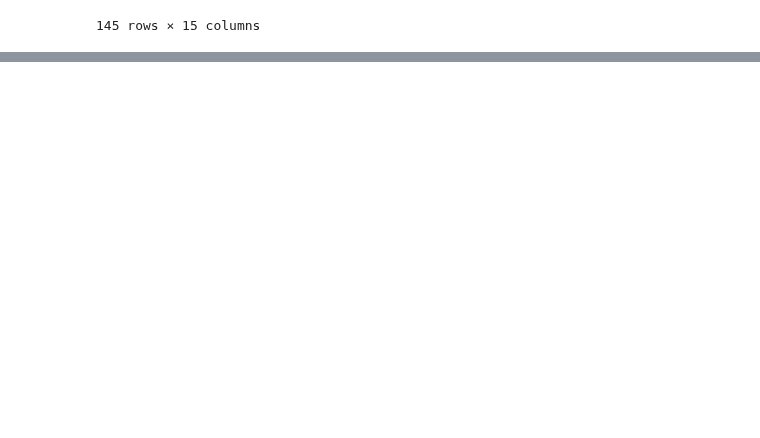
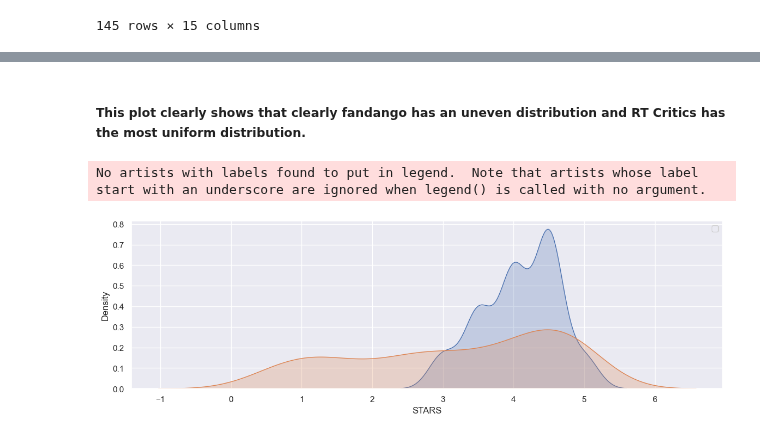
Before and after one commit to rohitcodism/ML-DS, a Jupyter notebook: Projects/Capstone-Project-1/capstone.ipynb, the cells around one changed output, grey strips where cells are left out. Drawn from its saved outputs; the diff is of its cells as text; code cells hidden in the pictures; blank space fills up the shorter version.

```diff
--- a/Projects/Capstone-Project-1/capstone.ipynb
+++ b/Projects/Capstone-Project-1/capstone.ipynb
@@ -326,0 +415,10 @@ dtype: int64
+# %% [markdown]
+##### This plot clearly shows that clearly fandango has an uneven distribution and RT Critics has the most uniform distribution.
+# %%
+sns.kdeplot(data=finalNorm, x='STARS', shade=True)
+sns.kdeplot(data=finalNorm, x='RT_norm', shade=True)
+sns.set(rc={'figure.figsize':(14, 4)})
+plt.show()
+# %% [output]
+No artists with labels found to put in legend.  Note that artists whose label start with an underscore are ignored when legend() is called with no argument.
+[figure, added]
```
Also changed, not shown: parts of 15 cells of this notebook.
